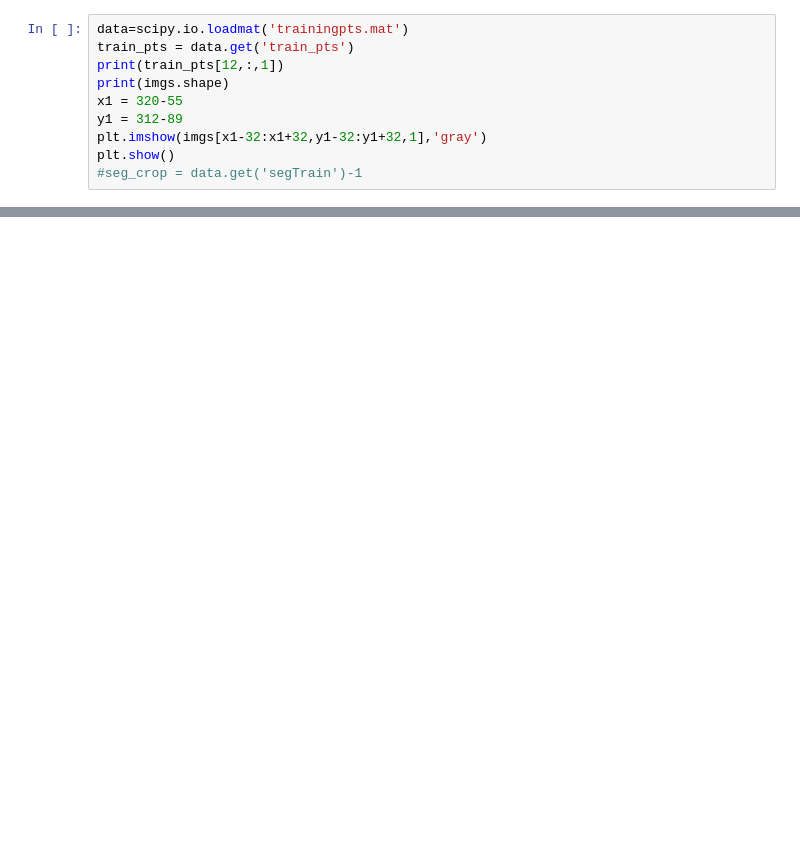
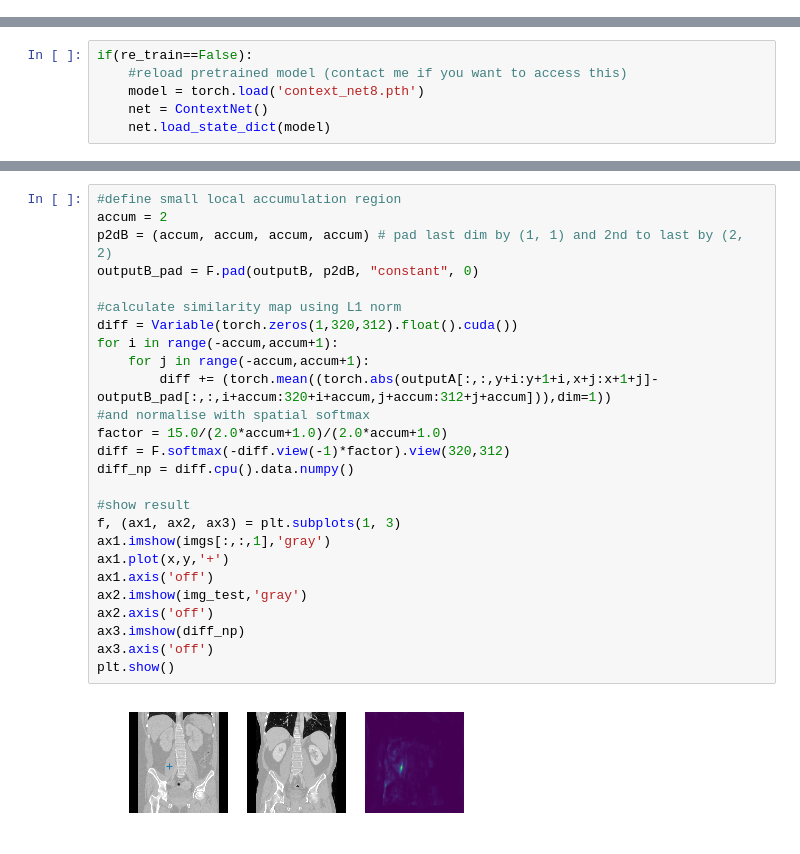
Before and after one commit to mattiaspaul/jupyter, a Jupyter notebook: unsupervised_context_learning.ipynb, the cells around one changed output, grey strips where cells are left out. Drawn from its saved outputs; the diff is of its cells as text; blank space fills up the shorter version.

```diff
--- a/unsupervised_context_learning.ipynb
+++ b/unsupervised_context_learning.ipynb
@@ -664,10 +0,0 @@ plt.show()
-# %%
-data=scipy.io.loadmat('trainingpts.mat')
-train_pts = data.get('train_pts')
-print(train_pts[12,:,1])
-print(imgs.shape)
-x1 = 320-55
-y1 = 312-89
-plt.imshow(imgs[x1-32:x1+32,y1-32:y1+32,1],'gray')
-plt.show()
-#seg_crop = data.get('segTrain')-1
@@ -685,0 +252,6 @@ plt.show()
+# %%
+if(re_train==False):
+    #reload pretrained model (contact me if you want to access this)
+    model = torch.load('context_net8.pth')
+    net = ContextNet()
+    net.load_state_dict(model)
@@ -685,0 +281,28 @@ plt.show()
+# %%
+#define small local accumulation region
+accum = 2
+p2dB = (accum, accum, accum, accum) # pad last dim by (1, 1) and 2nd to last by (2, 2)
+outputB_pad = F.pad(outputB, p2dB, "constant", 0)
+
+#calculate similarity map using L1 norm
+diff = Variable(torch.zeros(1,320,312).float().cuda())
+for i in range(-accum,accum+1):
+    for j in range(-accum,accum+1):
+        diff += (torch.mean((torch.abs(outputA[:,:,y+i:y+1+i,x+j:x+1+j]-outputB_pad[:,:,i+accum:320+i+accum,j+accum:312+j+accum])),dim=1))
+#and normalise with spatial softmax
+factor = 15.0/(2.0*accum+1.0)/(2.0*accum+1.0)
+diff = F.softmax(-diff.view(-1)*factor).view(320,312)
+diff_np = diff.cpu().data.numpy()
+
+#show result
+f, (ax1, ax2, ax3) = plt.subplots(1, 3)
+ax1.imshow(imgs[:,:,1],'gray')
+ax1.plot(x,y,'+')
+ax1.axis('off')
+ax2.imshow(img_test,'gray')
+ax2.axis('off')
+ax3.imshow(diff_np)
+ax3.axis('off')
+plt.show()
+# %% [output]
+[figure, added]
```
Also changed, not shown: parts of 36 cells of this notebook.
